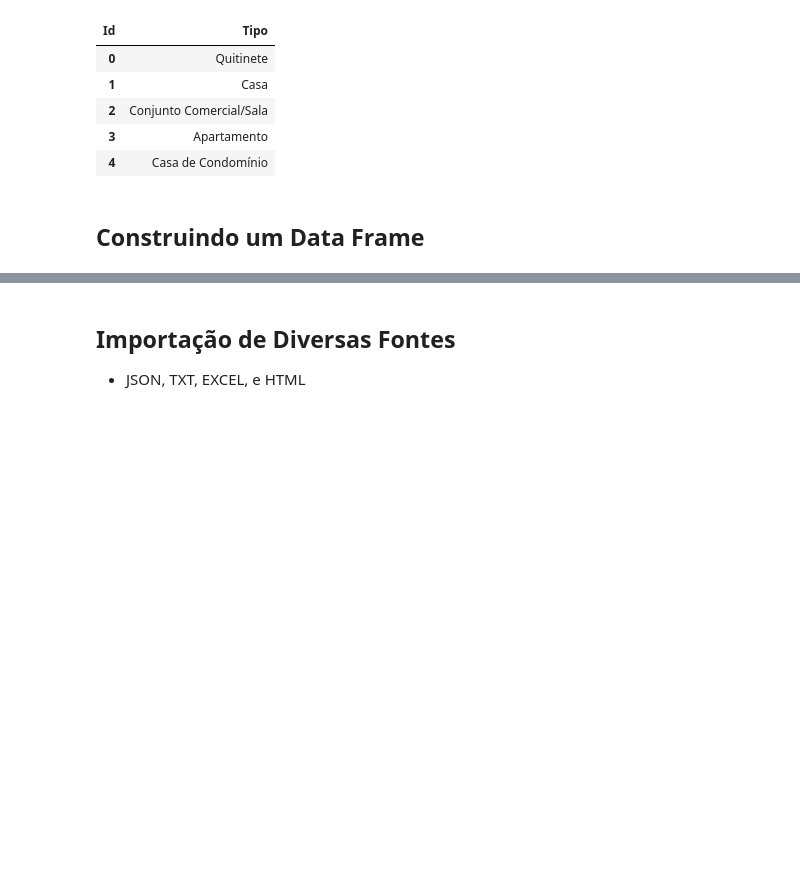
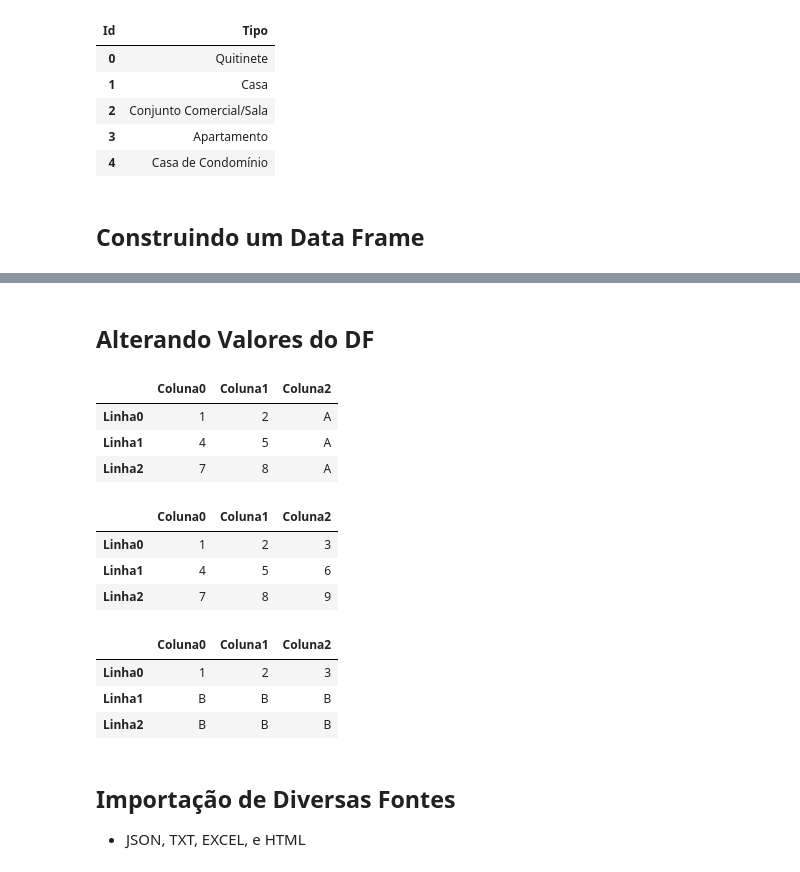
Before and after one commit to Vinibianchi/Python-datascience, a Jupyter notebook: Importação, Estruturas de Dados e Manipulação de Colunas.ipynb, the cells around one changed output, grey strips where cells are left out. Saved outputs shown, nothing was run; the diff lists cells and outputs as text; code cells hidden in the pictures; blank space fills up the shorter version.

```diff
--- a/Importação, Estruturas de Dados e Manipulação de Colunas.ipynb
+++ b/Importação, Estruturas de Dados e Manipulação de Colunas.ipynb
@@ -194,0 +302,4 @@ tipo_de_imovel.head()
+# %%
+data = {'Coluna0': {'Linha0': 1, 'Linha1': 4, 'Linha2': 7},
+ 'Coluna1': {'Linha0': 2, 'Linha1': 5, 'Linha2': 8},
+ 'Coluna2': {'Linha0': 3, 'Linha1': 6, 'Linha2': 9}}
@@ -195,3 +315,31 @@ tipo_de_imovel.head()
+# %% [markdown]
+## Alterando Valores do DF
+# %%
+# alterando uma coluna
+df2['Coluna2'] = 'A'
+df2
+# %% [output]
+|  | Coluna0 | Coluna1 | Coluna2 |
+| Linha0 | 1 | 2 | A |
+| Linha1 | 4 | 5 | A |
+| Linha2 | 7 | 8 | A |
+# %%
+df2 = pd.DataFrame(data)
+df2
+# %% [output]
+|  | Coluna0 | Coluna1 | Coluna2 |
+| Linha0 | 1 | 2 | 3 |
+| Linha1 | 4 | 5 | 6 |
+| Linha2 | 7 | 8 | 9 |
+# %%
+# Alteração condicional
+df2[df2 > 3] = "B"
+df2
+# %% [output]
+|  | Coluna0 | Coluna1 | Coluna2 |
+| Linha0 | 1 | 2 | 3 |
+| Linha1 | B | B | B |
+| Linha2 | B | B | B |
 # %% [markdown]
 ## Importação de Diversas Fontes
 
```
Also changed, not shown: parts of 19 cells of this notebook, 2 other files.
